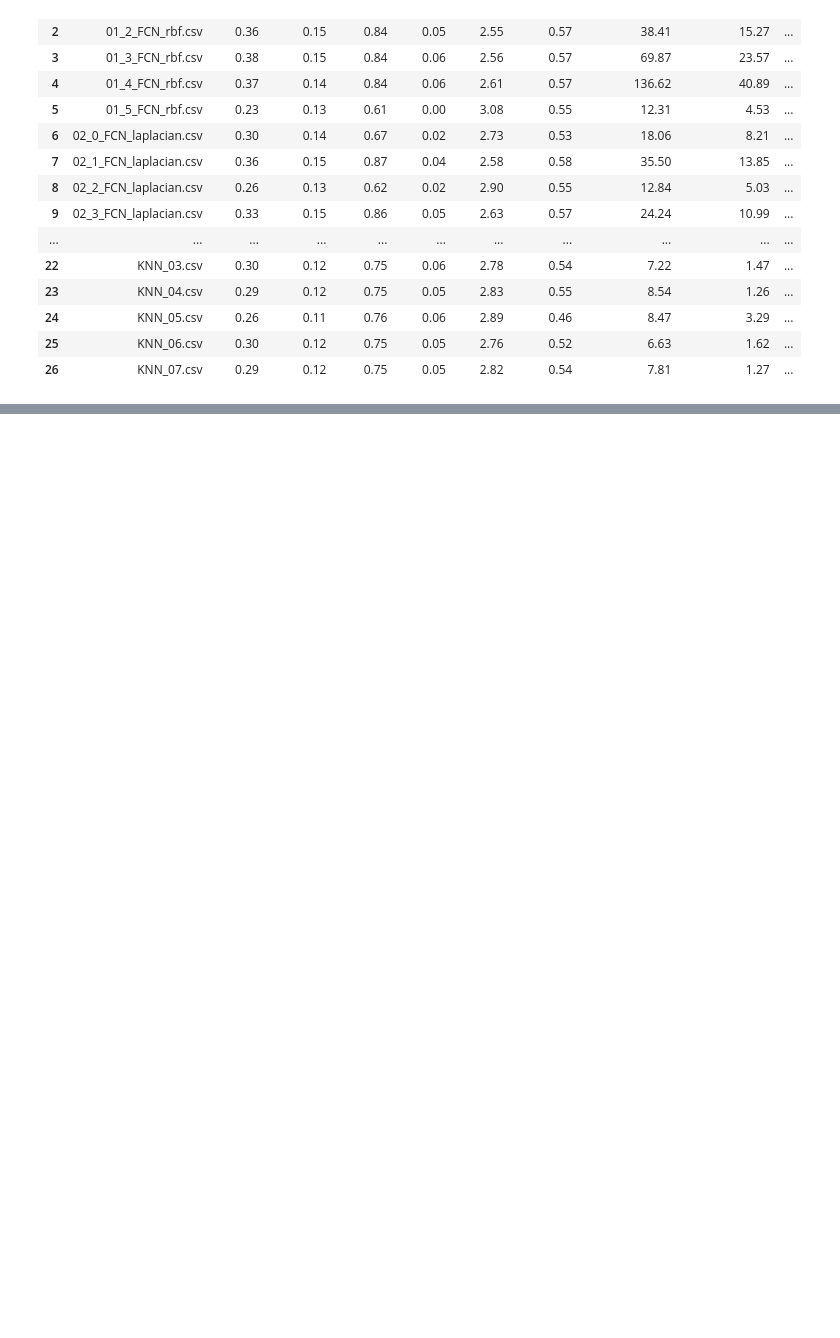
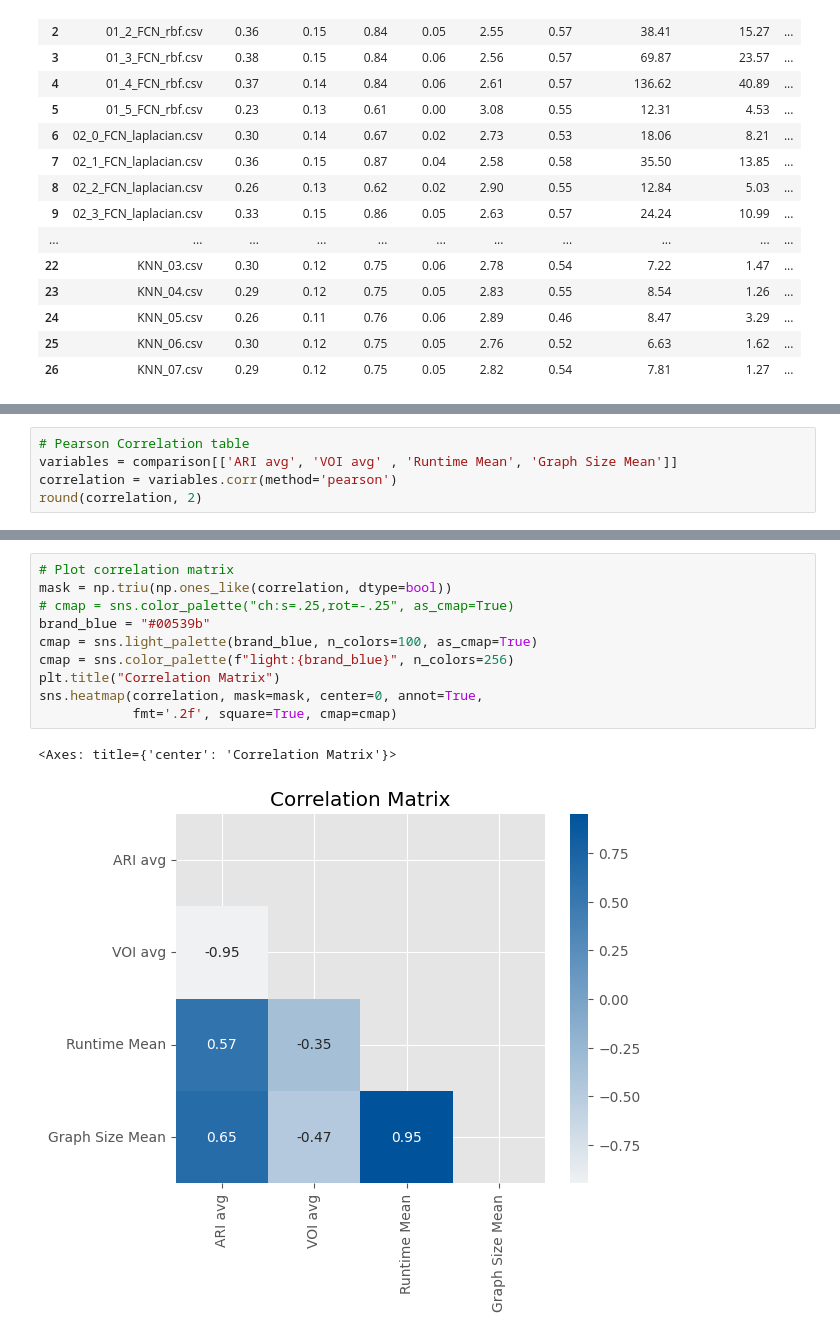
Before and after one commit to jimenacotera/Spectral-Clustering-Similarity-Graphs, a Jupyter notebook: visualisations.ipynb, the cells around one changed output, grey strips where cells are left out. Saved outputs shown, nothing was run; the diff lists cells and outputs as text; blank space fills up the shorter version.

```diff
--- a/visualisations.ipynb
+++ b/visualisations.ipynb
@@ -534,0 +535,5 @@ Experiment Comparison Results
+# %%
+# Pearson Correlation table
+variables = comparison[['ARI avg', 'VOI avg' , 'Runtime Mean', 'Graph Size Mean']]
+correlation = variables.corr(method='pearson')
+round(correlation, 2)
@@ -534,0 +546,13 @@ Experiment Comparison Results
+# %%
+# Plot correlation matrix
+mask = np.triu(np.ones_like(correlation, dtype=bool))
+# cmap = sns.color_palette("ch:s=.25,rot=-.25", as_cmap=True)
+brand_blue = "#00539b"
+cmap = sns.light_palette(brand_blue, n_colors=100, as_cmap=True)
+cmap = sns.color_palette(f"light:{brand_blue}", n_colors=256)
+plt.title("Correlation Matrix")
+sns.heatmap(correlation, mask=mask, center=0, annot=True,
+            fmt='.2f', square=True, cmap=cmap)
+# %% [output]
+<Axes: title={'center': 'Correlation Matrix'}>
+[figure, added]
```
Also changed, not shown: parts of 3 cells of this notebook, 47 other files.
